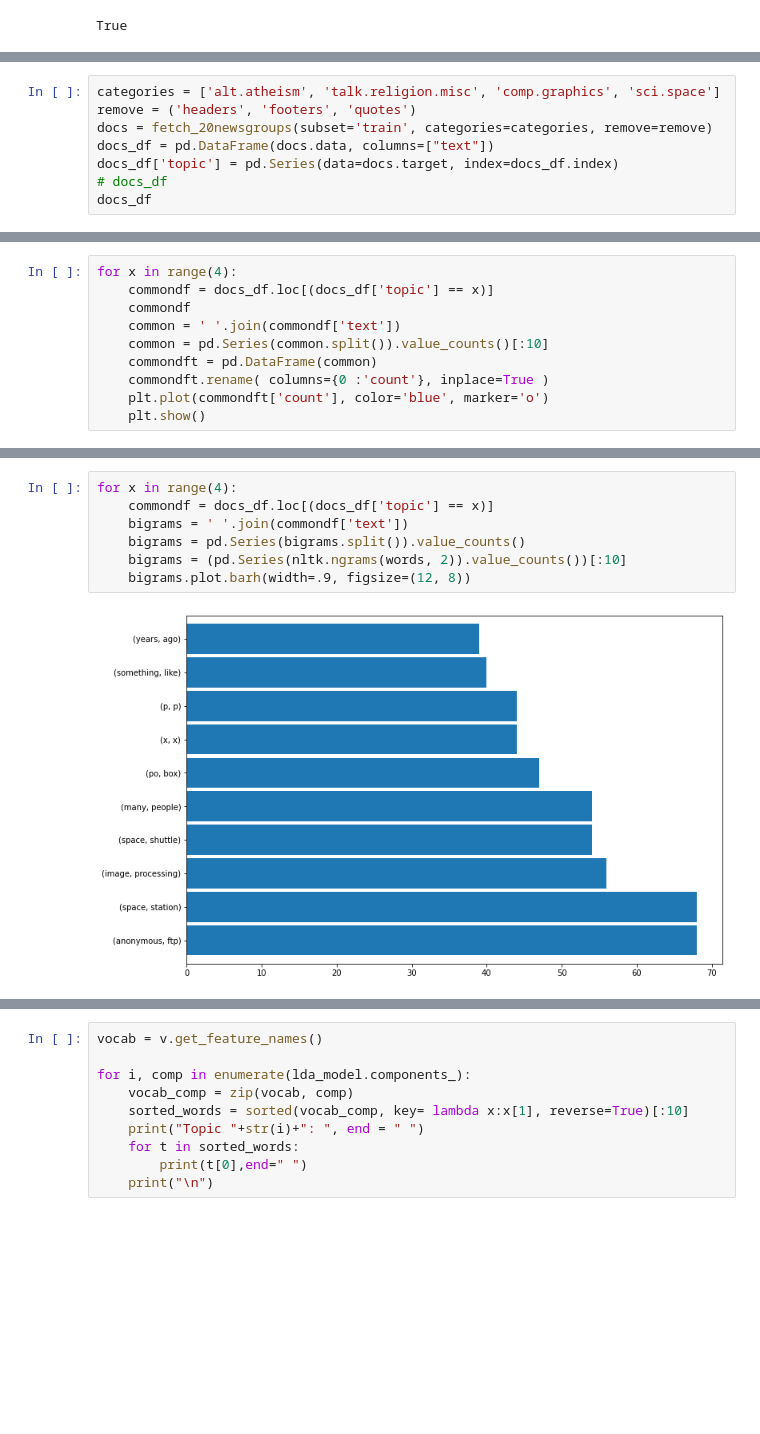
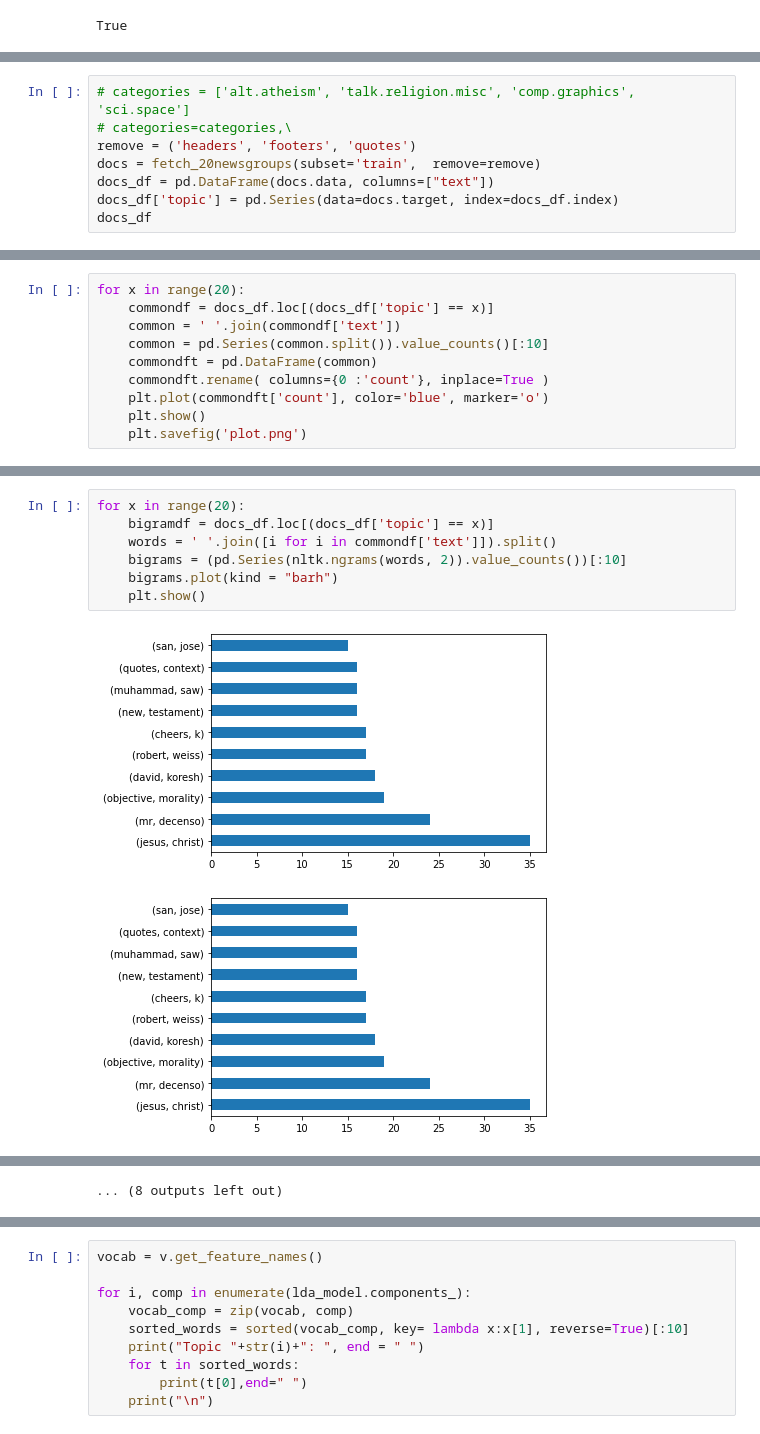
Before and after one commit to AndrewArpin/SocialDataMiningMidTerm, a Jupyter notebook: Mid-TermProjectGroup4.ipynb, the cells around one changed output, grey strips where cells are left out. Saved outputs shown, nothing was run; the diff lists cells and outputs as text; blank space fills up the shorter version.

```diff
--- a/Mid-TermProjectGroup4.ipynb
+++ b/Mid-TermProjectGroup4.ipynb
@@ -22,10 +24,10 @@ True
 # %%
-categories = ['alt.atheism', 'talk.religion.misc', 'comp.graphics', 'sci.space']
+# categories = ['alt.atheism', 'talk.religion.misc', 'comp.graphics', 'sci.space']
+# categories=categories,\
 remove = ('headers', 'footers', 'quotes')
-docs = fetch_20newsgroups(subset='train', categories=categories, remove=remove)
+docs = fetch_20newsgroups(subset='train',  remove=remove)
 docs_df = pd.DataFrame(docs.data, columns=["text"])
 docs_df['topic'] = pd.Series(data=docs.target, index=docs_df.index)
-# docs_df
 docs_df
 # %% [output]
 |  | text | topic |
@@ -75,13 +79,13 @@ docs_df
 # %%
-for x in range(4):
+for x in range(20):
     commondf = docs_df.loc[(docs_df['topic'] == x)]
-    commondf
     common = ' '.join(commondf['text'])
     common = pd.Series(common.split()).value_counts()[:10]
     commondft = pd.DataFrame(common)
     commondft.rename( columns={0 :'count'}, inplace=True )
     plt.plot(commondft['count'], color='blue', marker='o')
     plt.show()
+    plt.savefig('plot.png')
 # %% [output]
 [figure]
 [figure]
@@ -90,9 +103,10 @@ for x in range(4):
 # %%
-for x in range(4):
-    commondf = docs_df.loc[(docs_df['topic'] == x)]
-    bigrams = ' '.join(commondf['text'])
-    bigrams = pd.Series(bigrams.split()).value_counts()
+for x in range(20):
+    bigramdf = docs_df.loc[(docs_df['topic'] == x)]
+    words = ' '.join([i for i in commondf['text']]).split()
     bigrams = (pd.Series(nltk.ngrams(words, 2)).value_counts())[:10]
-    bigrams.plot.barh(width=.9, figsize=(12, 8))
+    bigrams.plot(kind = "barh")
+    plt.show()
 # %% [output]
-[figure, old version]
+[figure, new version]
+[figure, added]
@@ -98,0 +123 @@ for x in range(4):
+... (8 outputs left out)
```
Also changed, not shown: parts of 14 cells of this notebook.
